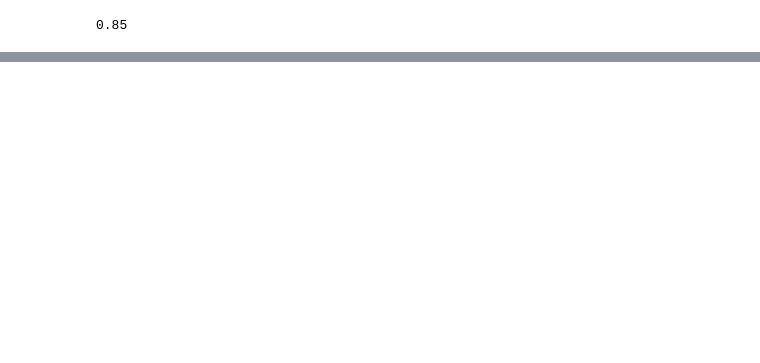
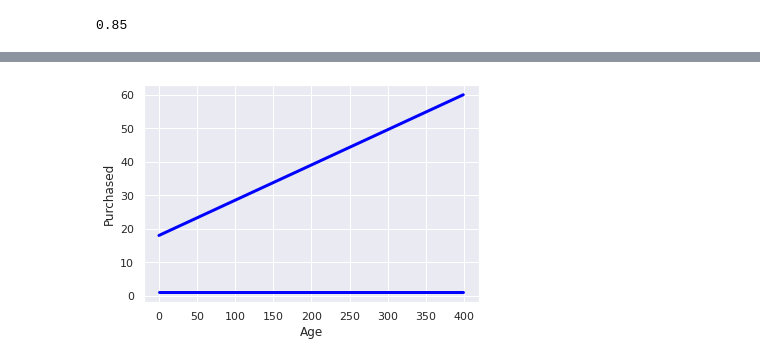
Before and after one commit to WiemHAD/Brief_Regression_Logistique, a Jupyter notebook: regression_Logistique.ipynb, the cells around one changed output, grey strips where cells are left out. Cells and saved outputs as stored; diff of their text form; code cells hidden in the pictures; blank space fills up the shorter version.

```diff
--- a/regression_Logistique.ipynb
+++ b/regression_Logistique.ipynb
@@ -204,0 +182,11 @@ ValueError: X has 1 features per sample; expecting 5
+# %%
+A= logReg.coef_ # show all beta1. so we can choose which variable to represent
+beta1= A[[0,0], 1][0]
+# %%
+beta0= logReg.intercept_ #show beta0
+# %%
+from scipy.special import expit, logit
+x0 = np.linspace(18, 60, 400)
+y0 = np.exp(beta0+beta1*x0)/(1+np.exp(beta0+beta1*x0))
+func = pd.DataFrame(data={'Age': x0, 'Purchased': y0})
+loss = expit(X_test * beta1 + beta0).ravel()
@@ -204,0 +200,7 @@ ValueError: X has 1 features per sample; expecting 5
+# %%
+plt.plot(func, color='blue', linewidth=3)
+plt.xlabel('Age')
+plt.ylabel('Purchased')
+plt.show()
+# %% [output]
+[figure, added]
```
Also changed, not shown: parts of 9 cells of this notebook.
